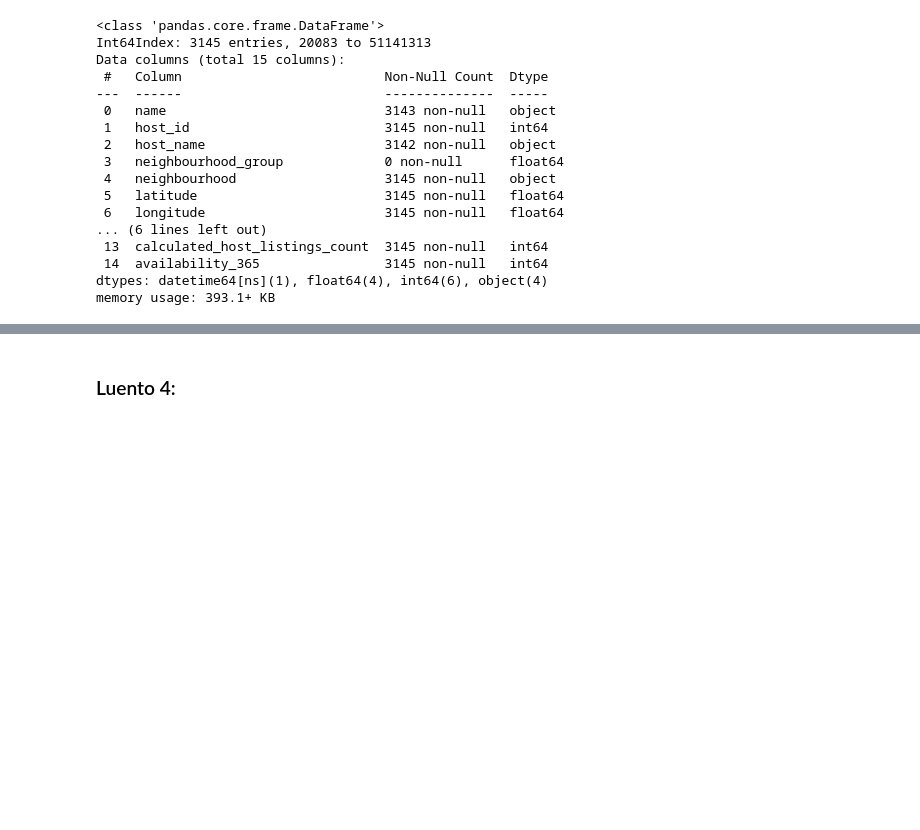
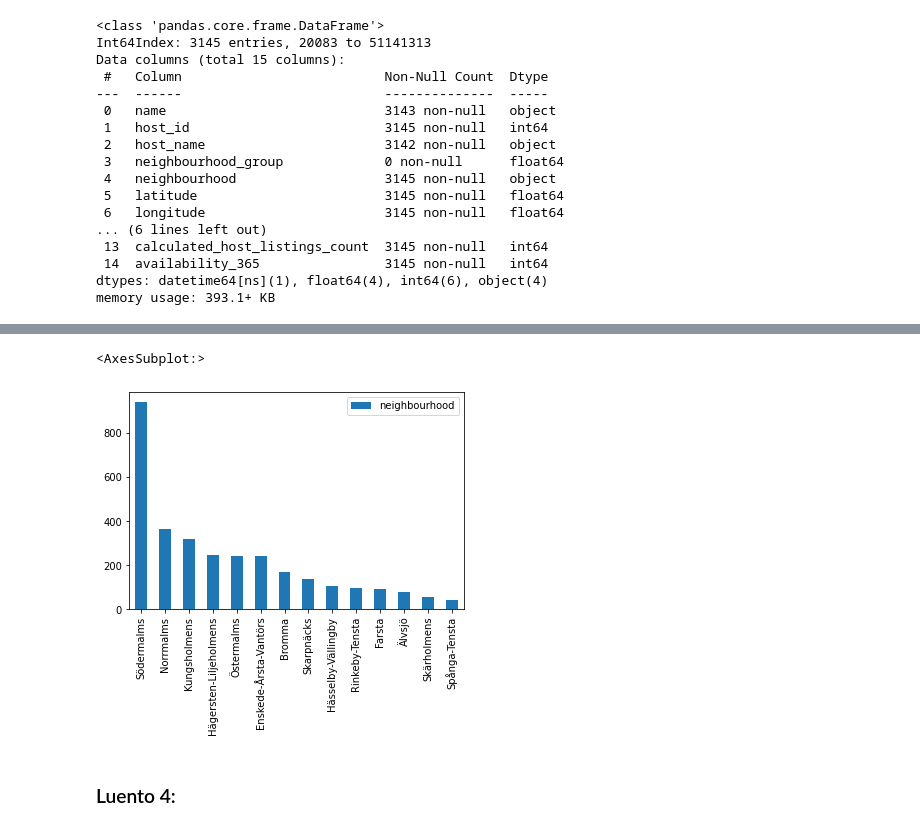
Before and after one commit to noorasaros/JODA2021_oppimispk, a Jupyter notebook: oppimispk.ipynb, the cells around one changed output, grey strips where cells are left out. Drawn from its saved outputs; the diff is of its cells as text; code cells hidden in the pictures; blank space fills up the shorter version.

```diff
--- a/oppimispk.ipynb
+++ b/oppimispk.ipynb
@@ -195,6 +195,6 @@ dtypes: datetime64[ns](1), float64(4), int64(6), object(4)
 memory usage: 393.1+ KB
 # %%
 # Lasketaan, paljonko asuntoja on tarjolla missäkin kaupunginosassa.
-asunnot_naapurustoissa = df.value_counts()
+asunnot_naapurustoissa = df['neighbourhood'].value_counts()
 print(asunnot_naapurustoissa)
 # %% [output]
@@ -202,6 +216,9 @@ Series([], dtype: int64)
 # %%
-# tdf = pd.DataFrame.from_dict(asunnot_naapurustoissa)
-# tdf.plot(kind='bar')
+tdf = pd.DataFrame.from_dict(asunnot_naapurustoissa)
+tdf.plot(kind='bar')
+# %% [output]
+<AxesSubplot:>
+[figure, added]
 # %% [markdown]
 ### Luento 4:
 # %% [markdown]
```
Also changed, not shown: parts of 1 cell of this notebook.
